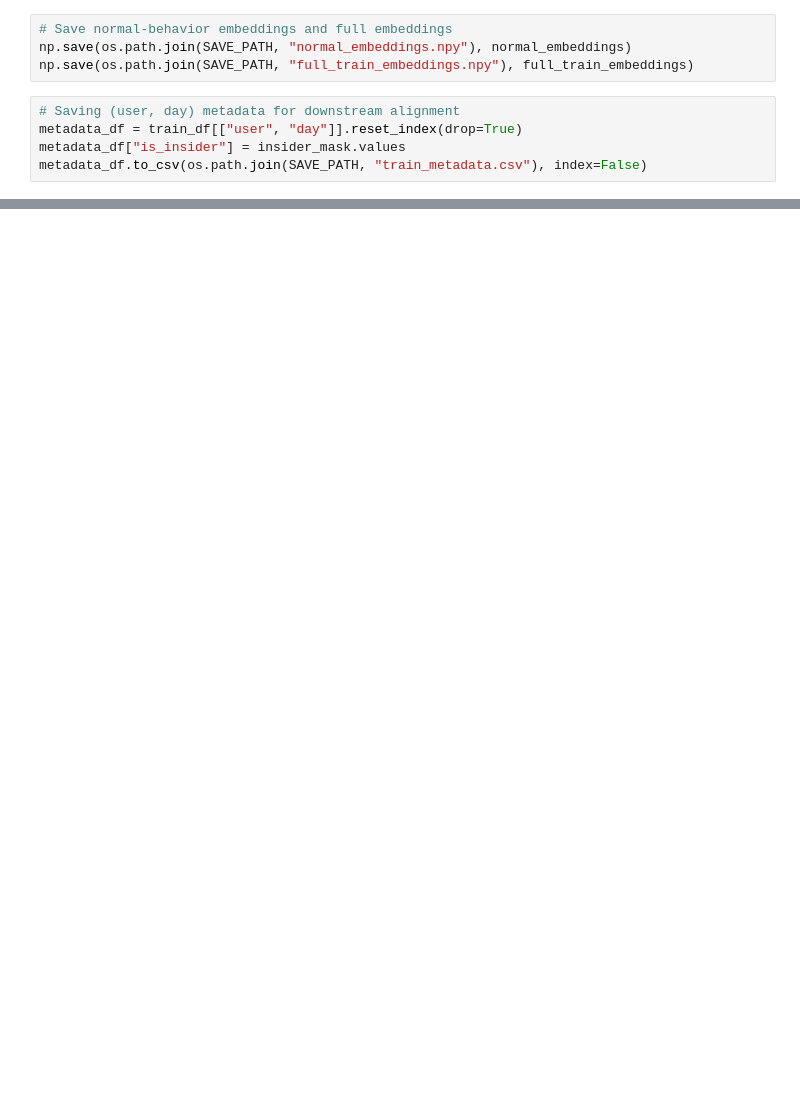
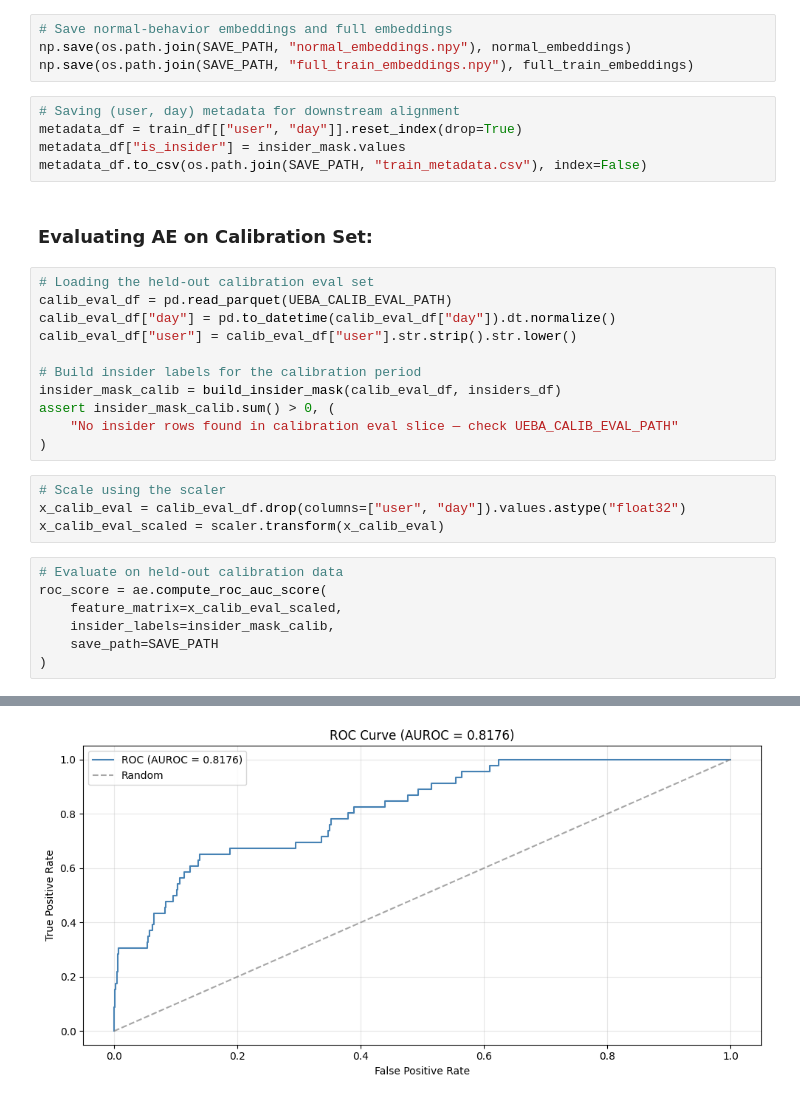
Before and after one commit to Aaron-Loera/Insider-Threat-Detection, a Jupyter notebook: Autoencoder.ipynb, the cells around one changed output, grey strips where cells are left out. Saved outputs shown, nothing was run; the diff lists cells and outputs as text; blank space fills up the shorter version.

```diff
--- a/Autoencoder.ipynb
+++ b/Autoencoder.ipynb
@@ -269,3 +283,28 @@ np.save(os.path.join(SAVE_PATH, "full_train_embeddings.npy"), full_train_embeddi
 metadata_df = train_df[["user", "day"]].reset_index(drop=True)
 metadata_df["is_insider"] = insider_mask.values
 metadata_df.to_csv(os.path.join(SAVE_PATH, "train_metadata.csv"), index=False)
+# %% [markdown]
+### Evaluating AE on Calibration Set:
+# %%
+# Loading the held-out calibration eval set
+calib_eval_df = pd.read_parquet(UEBA_CALIB_EVAL_PATH)
+calib_eval_df["day"] = pd.to_datetime(calib_eval_df["day"]).dt.normalize()
+calib_eval_df["user"] = calib_eval_df["user"].str.strip().str.lower()
+
+# Build insider labels for the calibration period
+insider_mask_calib = build_insider_mask(calib_eval_df, insiders_df)
+assert insider_mask_calib.sum() > 0, (
+    "No insider rows found in calibration eval slice — check UEBA_CALIB_EVAL_PATH"
+)
+# %%
+# Scale using the scaler
+x_calib_eval = calib_eval_df.drop(columns=["user", "day"]).values.astype("float32")
+x_calib_eval_scaled = scaler.transform(x_calib_eval)
+# %%
+# Evaluate on held-out calibration data
+roc_score = ae.compute_roc_auc_score(
+    feature_matrix=x_calib_eval_scaled,
+    insider_labels=insider_mask_calib,
+    save_path=SAVE_PATH
+)
+# %% [output]
@@ -271,0 +312 @@ metadata_df.to_csv(os.path.join(SAVE_PATH, "train_metadata.csv"), index=False)
+[figure, added]
```
Also changed, not shown: parts of 20 cells of this notebook, 7 other files.
